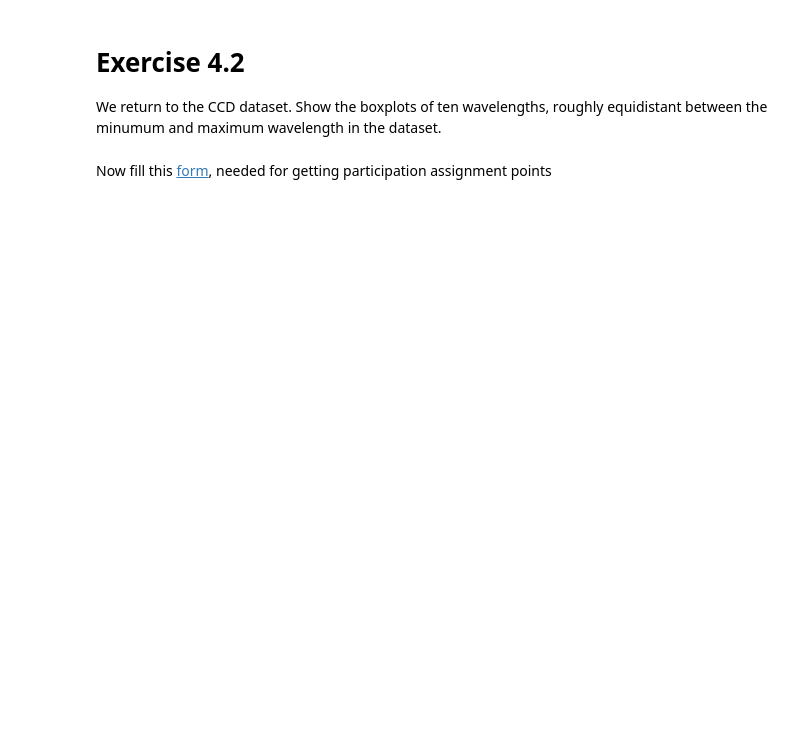
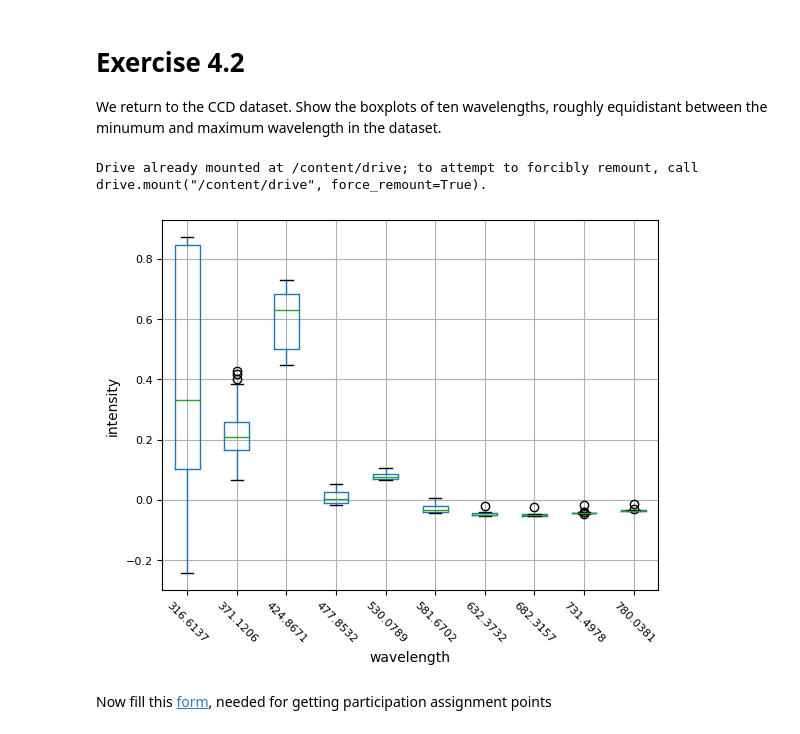
Before and after one commit to orsli/Data-Science-Fundamentals, a Jupyter notebook: 04_Dataframes_Stats_Plotting.ipynb, the cells around one changed output. Cells and saved outputs as stored; diff of their text form; code cells hidden in the pictures; blank space fills up the shorter version.

```diff
--- a/04_Dataframes_Stats_Plotting.ipynb
+++ b/04_Dataframes_Stats_Plotting.ipynb
@@ -187,5 +245,33 @@ round(df.describe(),2) # why do we use the round method ?
 # Exercise 4.2
 
 We return to the CCD dataset. Show the boxplots of ten wavelengths, roughly equidistant between the minumum and maximum wavelength in the dataset.
+# %%
+from google.colab import drive
+import matplotlib.pyplot as plt
+import pandas as pd
+import numpy as np
+
+# mount my google drive and store file path
+drive.mount('/content/drive')
+
+# storing file path in variable and import/read file
+path = '/content/drive/MyDrive/Data-CCD/CCD-Data.csv'
+df = pd.read_csv(path)
+
+# determine total number of columns
+total_columns = df.shape[1]
+
+# generate 10 equidistant column indices and select columns
+column_indices = np.linspace(3, total_columns - 1, num=10, endpoint=True, dtype=int)
+selected_columns = df.iloc[:, column_indices]
+
+# create boxplot
+selected_columns.boxplot(rot=-45, fontsize=8)
+plt.xlabel('wavelength')
+plt.ylabel('intensity')
+plt.show()
+# %% [output]
+Drive already mounted at /content/drive; to attempt to forcibly remount, call drive.mount("/content/drive", force_remount=True).
+[figure, added]
 # %% [markdown]
 Now fill this [form](https://docs.google.com/forms/d/e/1FAIpQLSd5QH237yJ2PizRG1Of8mV9zDzcJLH6nmEI2KqVX1cWINi9Fg/viewform?usp=sf_link), needed for getting participation assignment points
```
Also changed, not shown: parts of 11 cells of this notebook.
